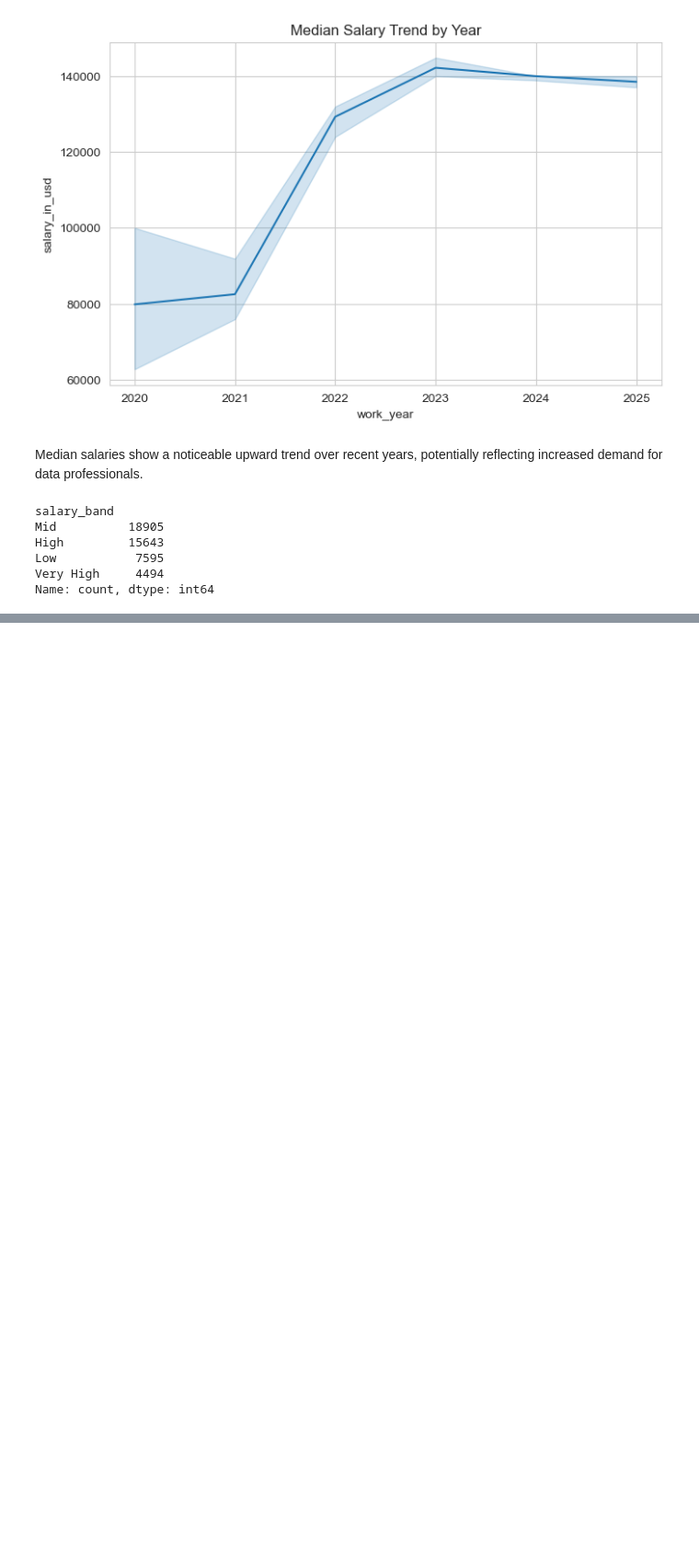
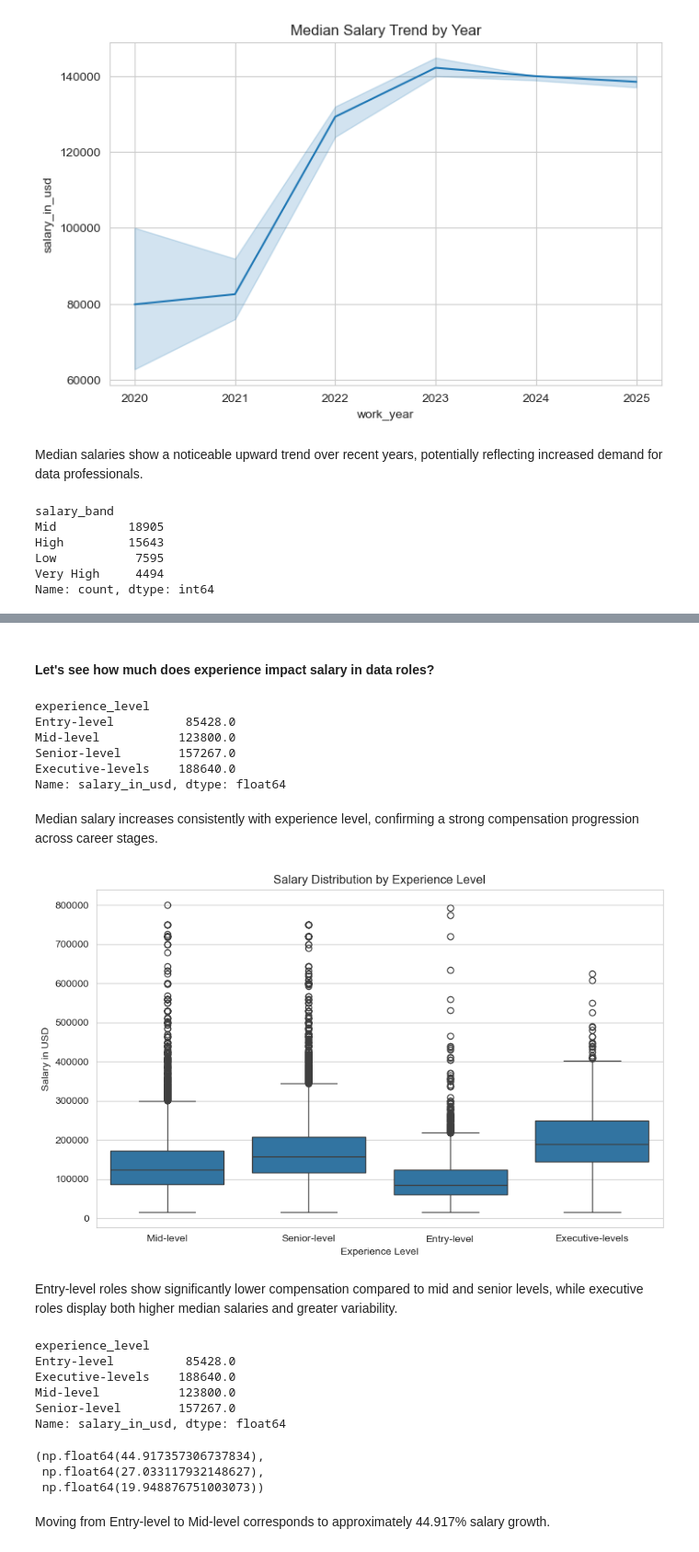
Before and after one commit to IshanWijekoon/global-job-market-analysis, a Jupyter notebook: notebooks/job_market_analysis.ipynb, the cells around one changed output, grey strips where cells are left out. Shown at 92% size. Cells and saved outputs as stored; diff of their text form; code cells hidden in the pictures; blank space fills up the shorter version.

Commit message:
Analyze salary by experience level

```diff
--- a/notebooks/job_market_analysis.ipynb
+++ b/notebooks/job_market_analysis.ipynb
@@ -409,3 +409,54 @@ df.sort_values(by = 'salary_in_usd', ascending = False).head()
 | 80710 | 2024 | Entry-level | FT | Data Analyst | 774000 | USD | 774000 | ... |
 | 81685 | 2024 | Mid-level | FT | Machine Learning Scientist | 750000 | USD | 750000 | ... |
 | 84453 | 2023 | Mid-level | FT | Data Engineer | 750000 | USD | 750000 | ... |
+# %% [markdown]
+#### Let's see how much does experience impact salary in data roles?
+# %%
+df.groupby('experience_level')['salary_in_usd'].median().sort_values()
+# %% [output]
+experience_level
+Entry-level          85428.0
+Mid-level           123800.0
+Senior-level        157267.0
+Executive-levels    188640.0
+Name: salary_in_usd, dtype: float64
+# %% [markdown]
+Median salary increases consistently with experience level, confirming a strong compensation progression across career stages.
+# %%
+plt.figure(figsize=(10,6))
+sns.boxplot(x='experience_level', y='salary_in_usd', data=df)
+plt.title("Salary Distribution by Experience Level")
+plt.xlabel("Experience Level")
+plt.ylabel("Salary in USD")
+plt.show()
+# %% [output]
+[figure, added]
+# %% [markdown]
+Entry-level roles show significantly lower compensation compared to mid and senior levels, while executive roles display both higher median salaries and greater variability.
+# %%
+median_salary_by_exp = df.groupby('experience_level')['salary_in_usd'].median()
+median_salary_by_exp
+# %% [output]
+experience_level
+Entry-level          85428.0
+Executive-levels    188640.0
+Mid-level           123800.0
+Senior-level        157267.0
+Name: salary_in_usd, dtype: float64
+# %%
+entry = median_salary_by_exp['Entry-level']
+mid = median_salary_by_exp['Mid-level']
+senior = median_salary_by_exp['Senior-level']
+exec_ = median_salary_by_exp['Executive-levels']
+
+increase_entry_mid = (mid - entry) / entry * 100
+increase_mid_senior = (senior - mid) / mid * 100
+increase_senior_exec = (exec_ - senior) / senior * 100
+
+increase_entry_mid, increase_mid_senior, increase_senior_exec
+# %% [output]
+(np.float64(44.917357306737834),
+ np.float64(27.033117932148627),
+ np.float64(19.948876751003073))
+# %% [markdown]
+Moving from Entry-level to Mid-level corresponds to approximately 44.917% salary growth.
```
Also changed, not shown: parts of 1 cell of this notebook.
